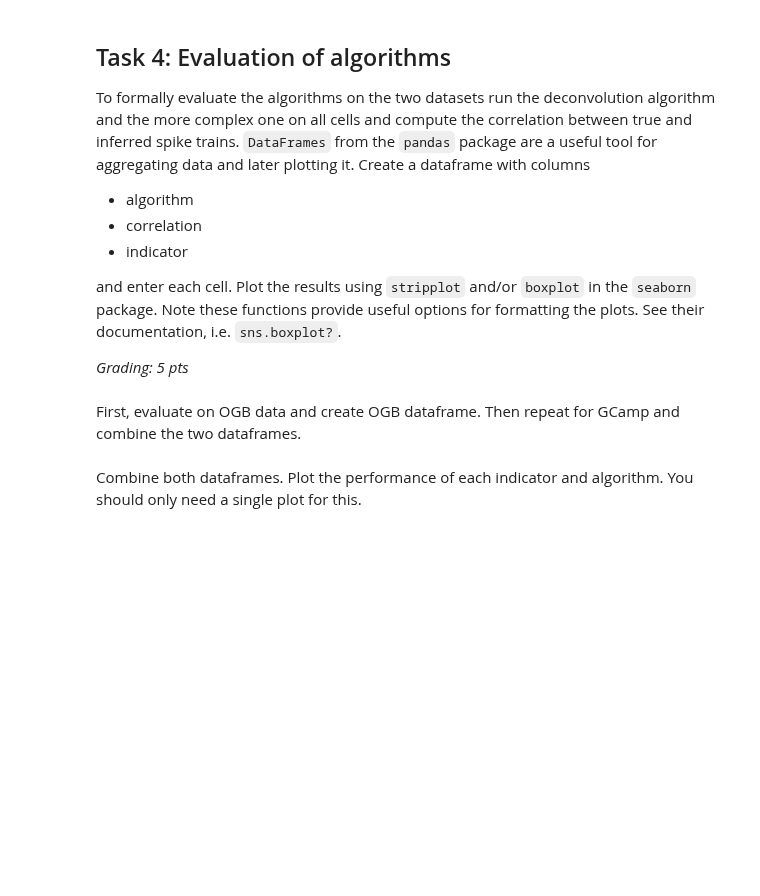
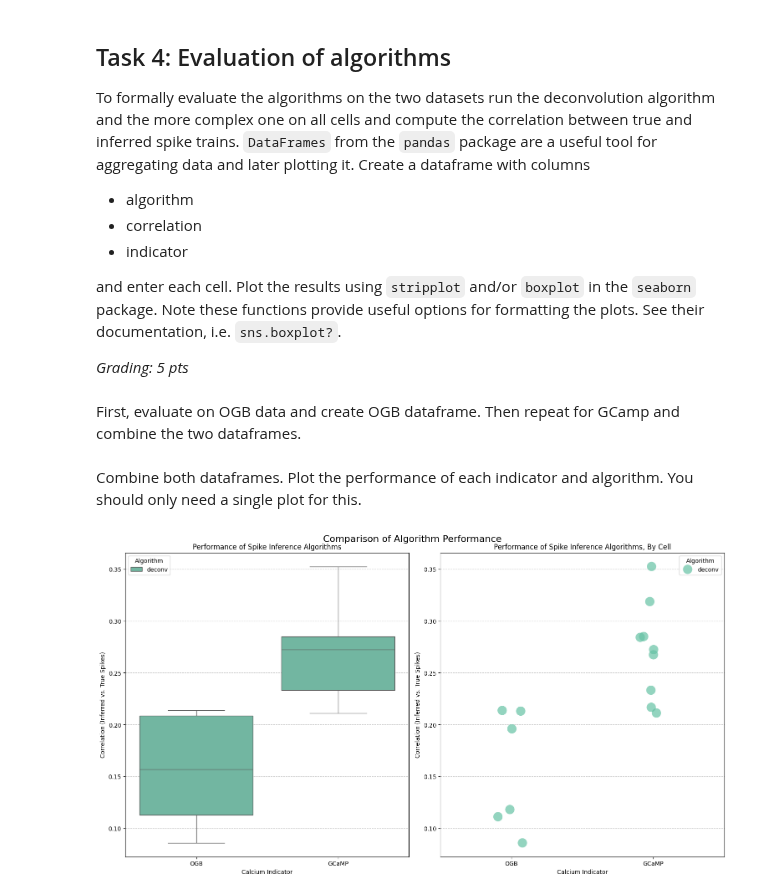
Before and after one commit to aeldably/Neural_Data_Science_Summer_2025, a Jupyter notebook: notebooks/CodingLab3.ipynb, the cells around one changed output. Cells and saved outputs as stored; diff of their text form; code cells hidden in the pictures; blank space fills up the shorter version.

```diff
--- a/notebooks/CodingLab3.ipynb
+++ b/notebooks/CodingLab3.ipynb
@@ -474,0 +491,11 @@ First, evaluate on OGB data and create OGB dataframe. Then repeat for GCamp and
+# %%
+# %%
+# ogb dataset from Theis et al. 2016 Neuron
+ogb_calcium = pd.read_csv("../data/nds_cl_3_ogb_calcium.csv", header=0)
+ogb_spikes = pd.read_csv("../data/nds_cl_3_ogb_spikes.csv", header=0)
+logging.debug(f"[OGB] calcium: {ogb_calcium.shape}, spikes: {ogb_spikes.shape}")
+
+# gcamp dataset from Chen et al. 2013 Nature
+gcamp_calcium = pd.read_csv("../data/nds_cl_3_gcamp2_calcium.csv", header=0)
+gcamp_spikes = pd.read_csv("../data/nds_cl_3_gcamp2_spikes.csv", header=0)
+logging.debug(f"[GCaMP] calcium: {gcamp_calcium.shape}, spikes: {gcamp_spikes.shape}")
@@ -474,0 +554,3 @@ First, evaluate on OGB data and create OGB dataframe. Then repeat for GCamp and
+# %%
+tau_ogb = 0.5
+tau_gcamp = 0.1
@@ -491,0 +863,26 @@ fig, ax = plt.subplots(figsize=(6, 6), layout="constrained")
+# %%
+# ----------------------------------------------------------------------------
+# Create Strip/Boxplot for both cells and algorithms Cell as described. (1 pt)
+# Describe and explain the results briefly. (1 pt)
+# ----------------------------------------------------------------------------
+
+#fig, ax = plt.subplots(figsize=(6, 6), layout="constrained")
+
+
+#%%
+# Create the figure and an array of Axes objects
+fig, axes = plt.subplots(ncols=2, figsize=(15, 8), layout="constrained") # Renamed 'ax' to 'axes' for clarity
+
+# Set an overall title for the entire figure (optional)
+fig.suptitle("Comparison of Algorithm Performance", fontsize=16, y=1.02) # y positions suptitle slightly higher
+
+# Call your plotting functions, passing the specific Axes object for each plot
+# These functions are expected to set their own titles and legends.
+box_plot_eval_results(axes[0], eval_results_df)
+strip_plot_eval_results(axes[1], eval_results_df)
+
+# Save the entire figure (which now contains two subplots)
+plt.savefig("../plots/eval_results_comparison_plots.png", dpi=300) # Adjusted filename for clarity
+plt.show()
+# %% [output]
+[figure, added]
```
Also changed, not shown: parts of 12 cells of this notebook, 1 other file.
